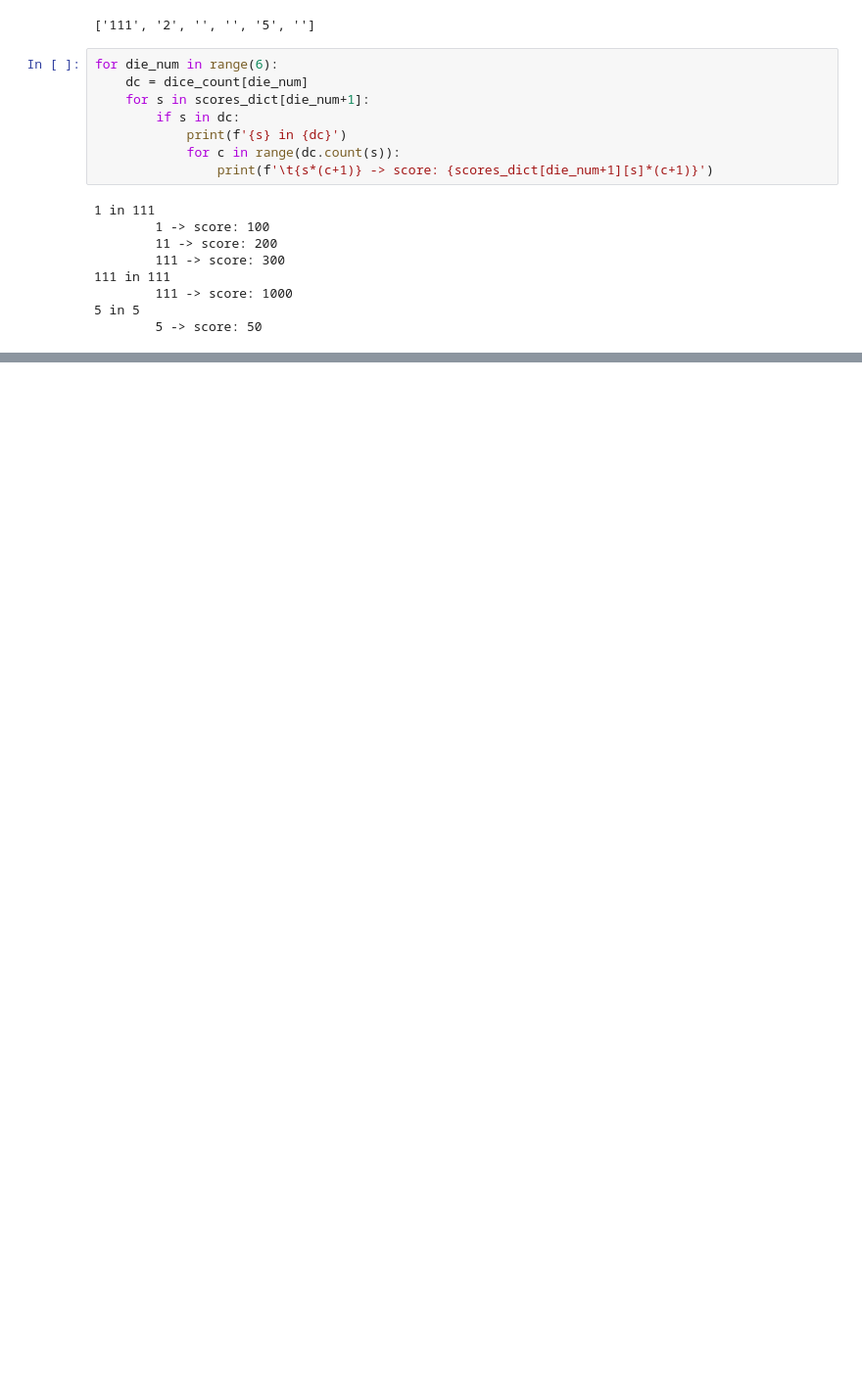
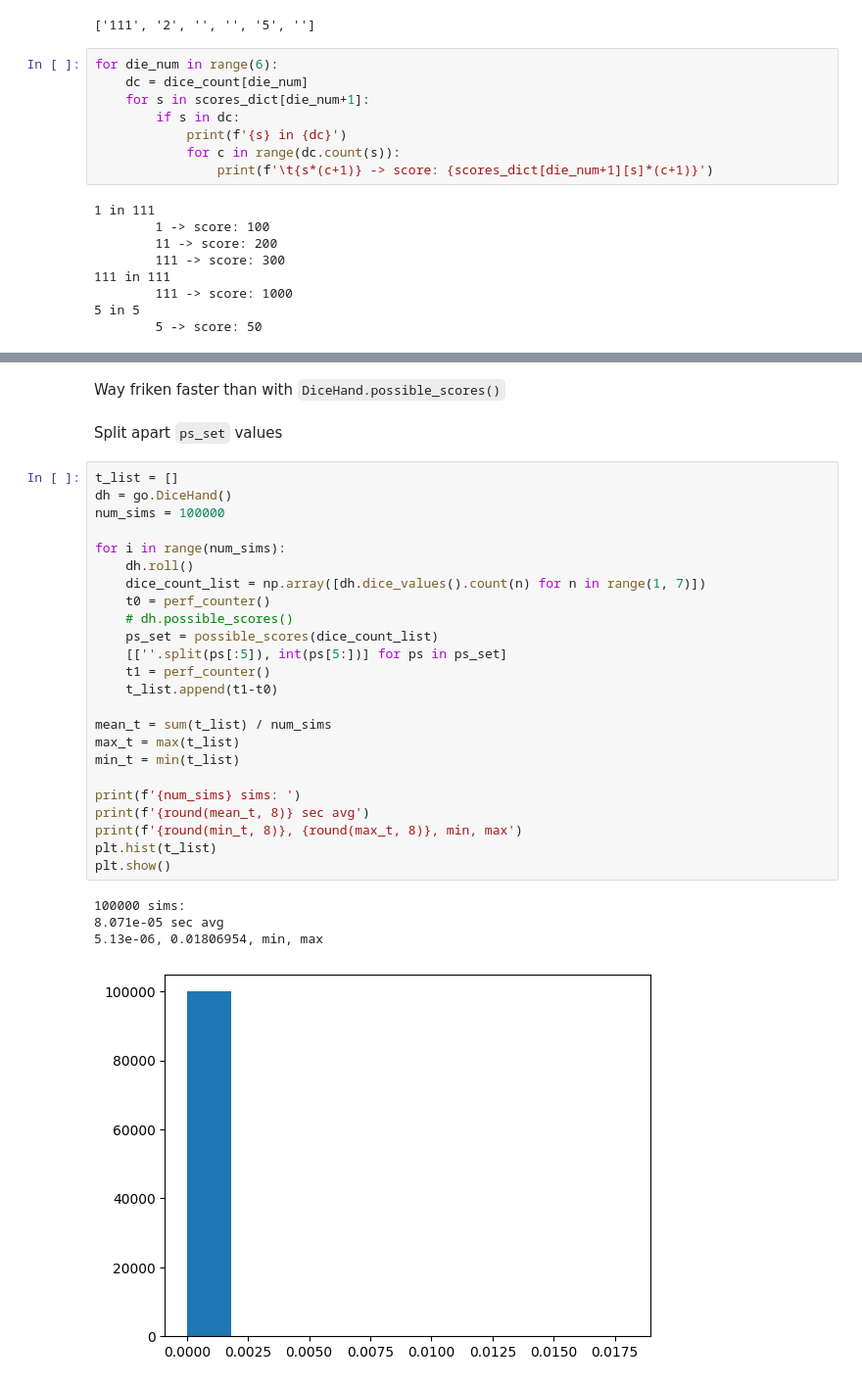
Before and after one commit to alex-b1729/py-farkle, a Jupyter notebook: library/src/models/speed_testing.ipynb, the cells around one changed output, grey strips where cells are left out. Shown at 98% size. Cells and saved outputs as stored; diff of their text form; blank space fills up the shorter version.

```diff
--- a/library/src/models/speed_testing.ipynb
+++ b/library/src/models/speed_testing.ipynb
@@ -110,0 +234,33 @@ for die_num in range(6):
+# %% [markdown]
+Way friken faster than with `DiceHand.possible_scores()`
+# %% [markdown]
+Split apart `ps_set` values
+# %%
+t_list = []
+dh = go.DiceHand()
+num_sims = 100000
+
+for i in range(num_sims):
+    dh.roll()
+    dice_count_list = np.array([dh.dice_values().count(n) for n in range(1, 7)])
+    t0 = perf_counter()
+    # dh.possible_scores()
+    ps_set = possible_scores(dice_count_list)
+    [[''.split(ps[:5]), int(ps[5:])] for ps in ps_set]
+    t1 = perf_counter()
+    t_list.append(t1-t0)
+
+mean_t = sum(t_list) / num_sims
+max_t = max(t_list)
+min_t = min(t_list)
+
+print(f'{num_sims} sims: ')
+print(f'{round(mean_t, 8)} sec avg')
+print(f'{round(min_t, 8)}, {round(max_t, 8)}, min, max')
+plt.hist(t_list)
+plt.show()
+# %% [output]
+100000 sims:
+8.071e-05 sec avg
+5.13e-06, 0.01806954, min, max
+[figure, added]
```
Also changed, not shown: parts of 26 cells of this notebook.
